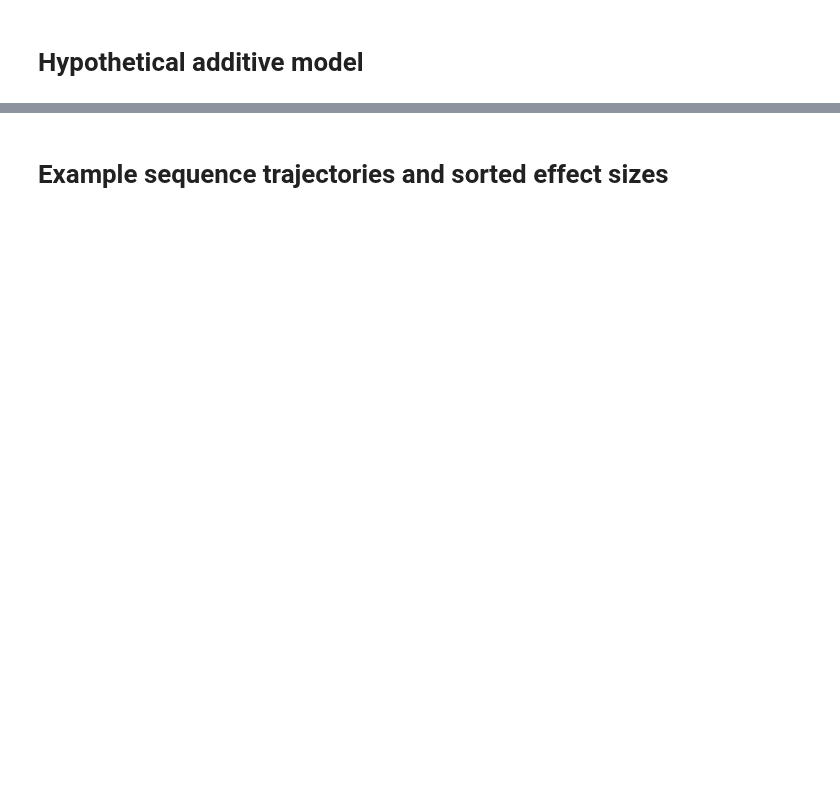
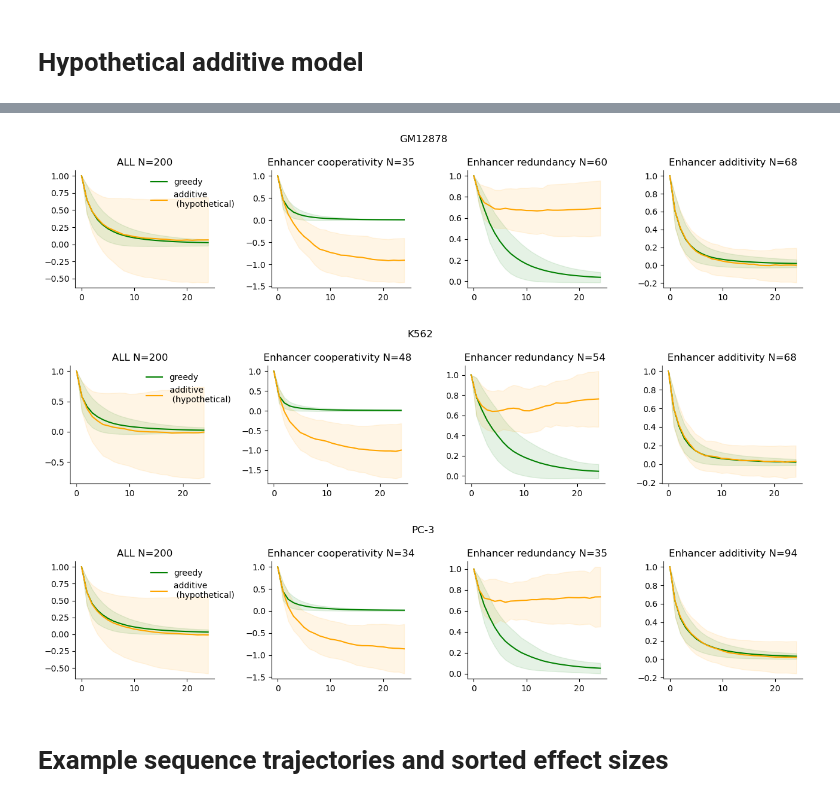
Before and after one commit to p-koo/creme-nn, a Jupyter notebook: figures/enhancer_greedy_search.ipynb, the cells around one changed output, grey strips where cells are left out. Drawn from its saved outputs; the diff is of its cells as text; code cells hidden in the pictures; blank space fills up the shorter version.

```diff
--- a/figures/enhancer_greedy_search.ipynb
+++ b/figures/enhancer_greedy_search.ipynb
@@ -241,2 +129,60 @@ for cell in cell_lines:
+# %%
+strata = {}
+strata_seq_ids = []
+for cell_line, cell_df in all_traces.groupby('cell_line'):
+    sign = []
+    MSE = []
+    cell_enhancing_df = cell_df[cell_df['context']=='enhancing']
+    L = cell_enhancing_df.shape[0]
+    enhancing_greedy = cell_enhancing_df['trace'].values.reshape(L//N_iters, N_iters)
+    enhancing_hyp = cell_enhancing_df['hypothetical_trace'].values.reshape(L//N_iters, N_iters)
+    for trace, hypothetical_trace in zip(enhancing_greedy, enhancing_hyp):
+        MSE.append(mean_squared_error(trace, hypothetical_trace))
+        sign.append(np.mean(trace) - np.mean(hypothetical_trace))
+    MSE = np.array(MSE)
+
+    colors = ['green', 'orange']
+    labels = ['cooperative', 'additive']
+    titles = ['ALL', 'Enhancer cooperativity', 'Enhancer redundancy', 'Enhancer additivity']
+    # i = np.argwhere(coop).flatten()[np.argmax(MSE[add])]
+
+    pos_points = [j for j, (s, m) in enumerate(zip(sign, MSE)) if s>0 and m>0.1]
+    neg_points = [j for j, (s, m) in enumerate(zip(sign, MSE)) if s<0 and m>0.1]
+    zero_points = [j for j, (s, m) in enumerate(zip(sign, MSE)) if m<0.05]
+    seq_ids = cell_enhancing_df['seq_id'].values.reshape(L//N_iters, N_iters)[:,0]
+    strata[cell_line] = {'cooperativity': pos_points, 'redundancy': neg_points, 'additivity': zero_points}
+    for label_stratum, point_indexes in strata[cell_line].items():
+        df_per_stratum = pd.DataFrame(seq_ids[point_indexes])
+        df_per_stratum.columns = ['seq_id']
+        df_per_stratum['cell_line'] = cell_line
+        df_per_stratum['label'] = label_stratum
+        strata_seq_ids.append(df_per_stratum)
+    all_points = np.arange(len(sign))
+
+    fig, axes = plt.subplots(1, len(titles), figsize=[13, 3])
+    curve_labels = ['greedy', 'additive \n (hypothetical)']
+
+    for p, points in enumerate([all_points, pos_points, neg_points, zero_points]):
+        ax = axes[p]
+        ax.set_title(f'{titles[p]} N={len(points)}')
+        trace_set, hypothetical_trace_set = enhancing_greedy[points], enhancing_hyp[points]
+        for i, t in enumerate([trace_set, hypothetical_trace_set]):
+
+            t_mean = t.mean(axis=0)
+            t_std = t.std(axis=0)
+            ax.plot(t_mean, color=colors[i], alpha=1, label=curve_labels[i])
+
+            ax.fill_between(range(len(t_mean)), t_mean-t_std, t_mean+t_std, alpha=0.1, color=colors[i])
+            ax.spines['top'].set_visible(False)
+            ax.spines['right'].set_visible(False)
+    axes[0].legend(frameon=False, bbox_to_anchor=[1.2,1])
+    plt.suptitle(cell_line)
+    plt.tight_layout()
+    fig.savefig(f'{pdf_dir}/{cell_line}_greedy_vs_additive.pdf')
+strata_seq_ids = pd.concat(strata_seq_ids)
+# %% [output]
+[figure, added]
+[figure, added]
+[figure, added]
 # %% [markdown]
 # Example sequence trajectories and sorted effect sizes
```
Also changed, not shown: parts of 26 cells of this notebook, 2 other files.
